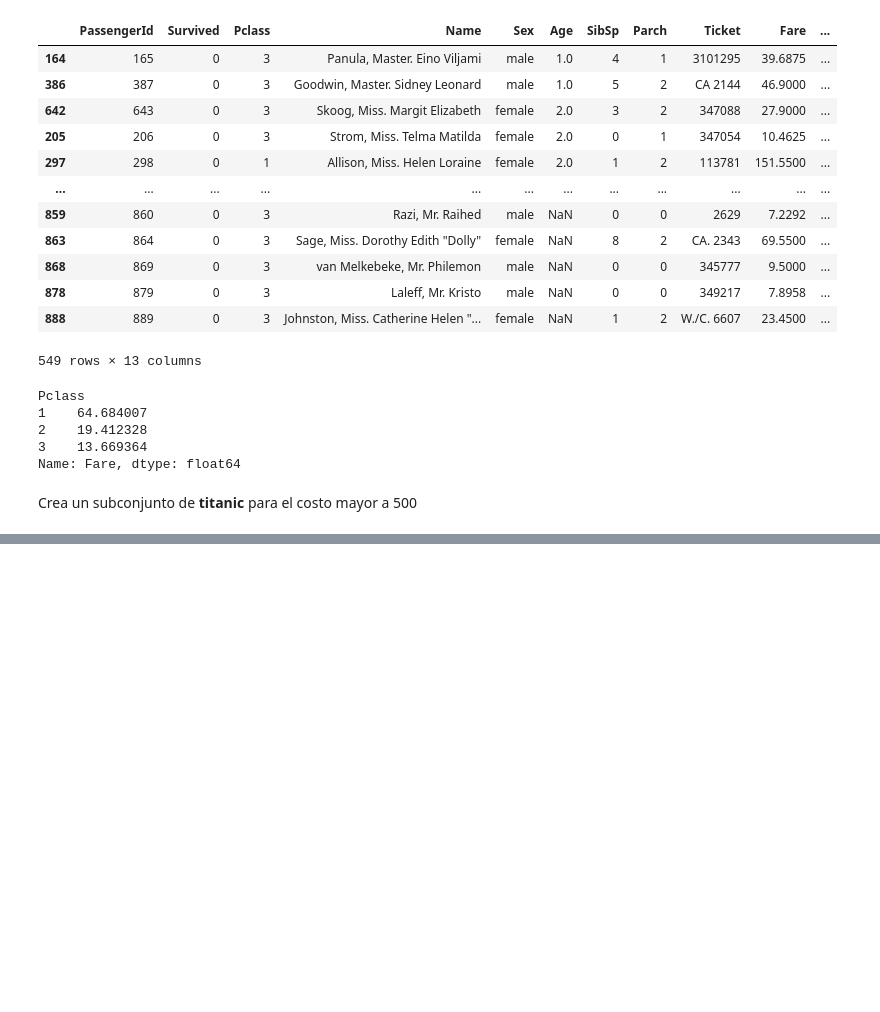
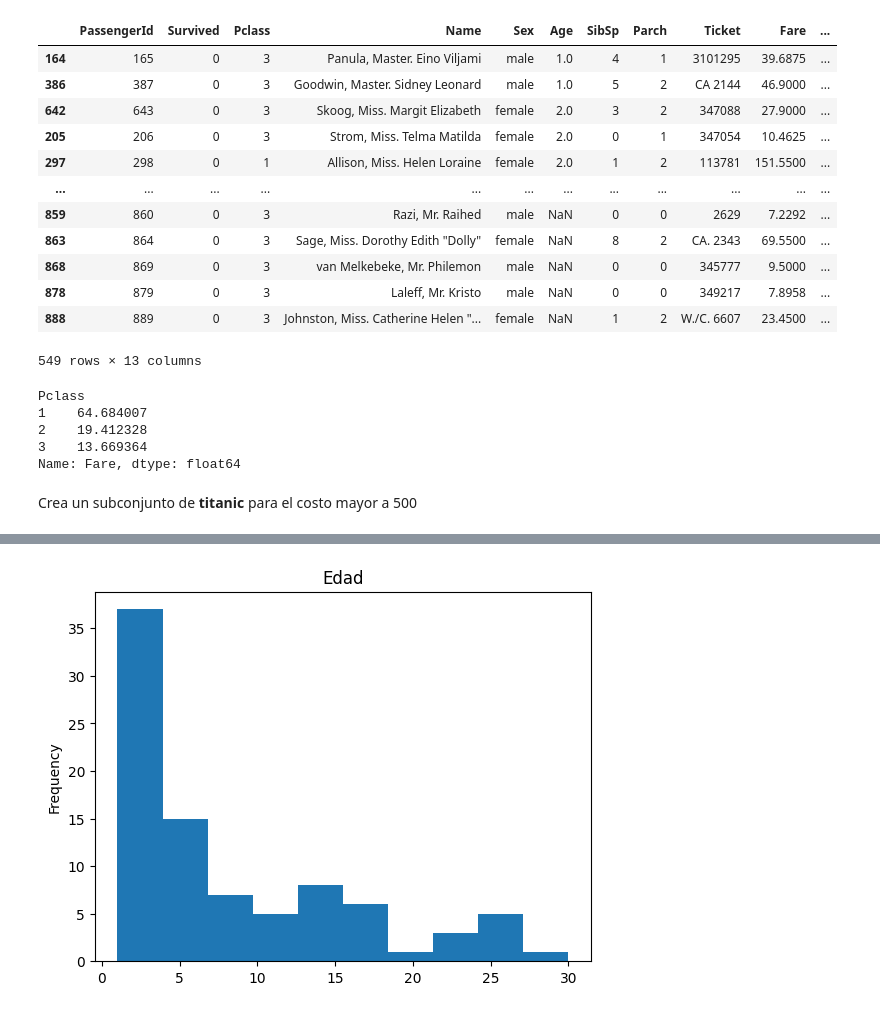
Before and after one commit to eugeniovegaA01571286/LaboratorioA01571286, a Jupyter notebook: LecturaDatos-Pandas-1-A01571286.ipynb, the cells around one changed output, grey strips where cells are left out. Saved outputs shown, nothing was run; the diff lists cells and outputs as text; code cells hidden in the pictures; blank space fills up the shorter version.

```diff
--- a/LecturaDatos-Pandas-1-A01571286.ipynb
+++ b/LecturaDatos-Pandas-1-A01571286.ipynb
@@ -323,0 +333,7 @@ Crea un subconjunto de **titanic** para el costo mayor a 500
+# %%
+edad = titanic["Age"].value_counts()
+edad.plot(kind="hist")
+plt.title("Edad")
+plt.show()
+# %% [output]
+[figure, added]
```
Also changed, not shown: parts of 4 cells of this notebook.
